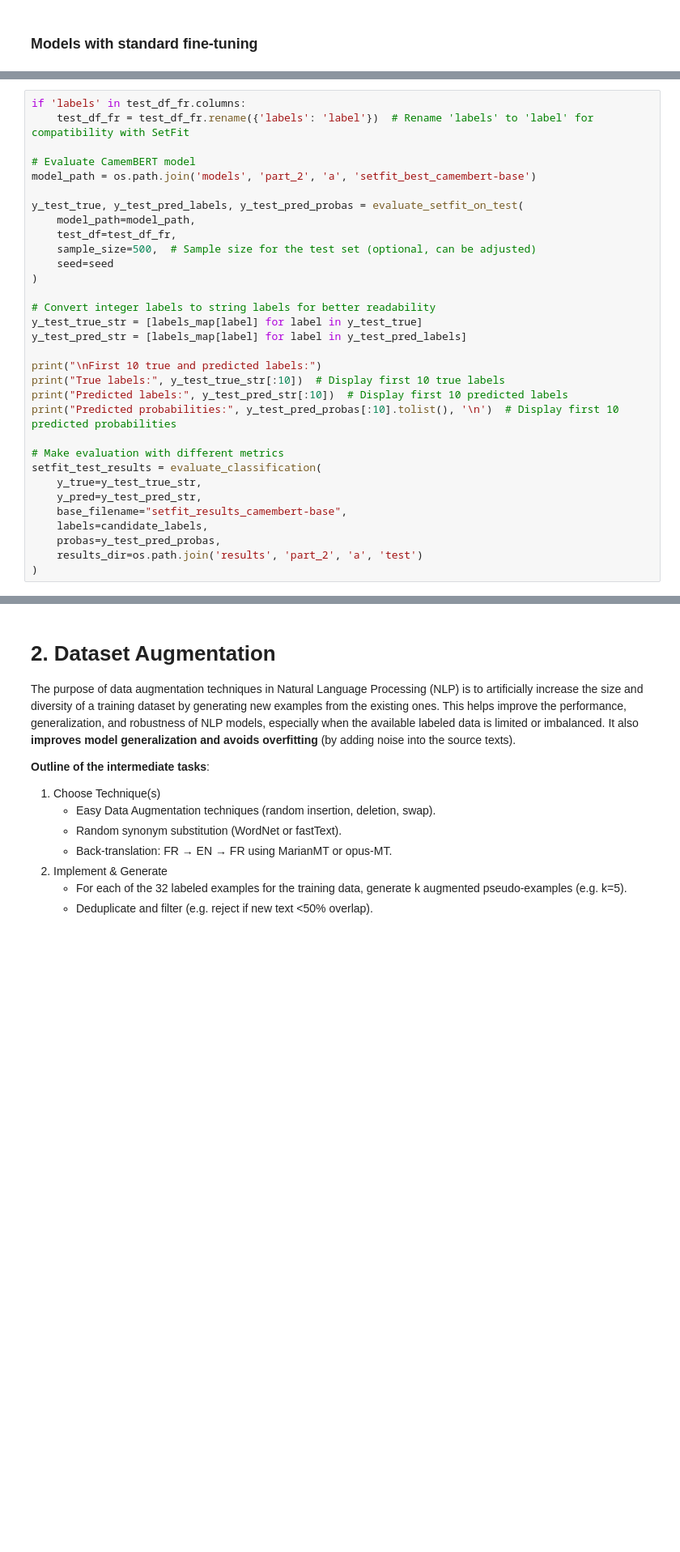
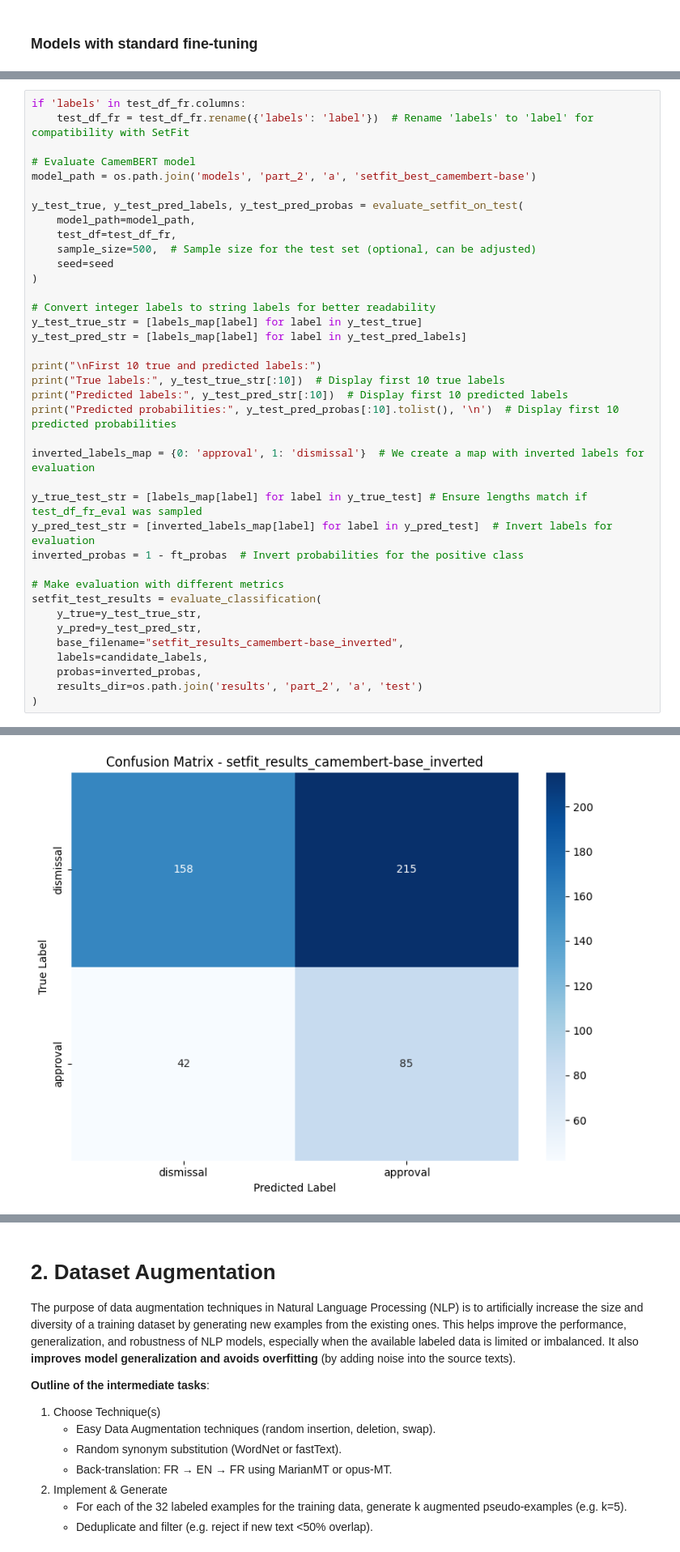
Before and after one commit to pablo-fdz/adv_nlp_final_assessment, a Jupyter notebook: part_2_ds_challenge_pablo.ipynb, the cells around one changed output, grey strips where cells are left out. Shown at 81% size. Cells and saved outputs as stored; diff of their text form; blank space fills up the shorter version.

Commit message:
Created results for CamemBERT with inverted probabilities

```diff
--- a/part_2_ds_challenge_pablo.ipynb
+++ b/part_2_ds_challenge_pablo.ipynb
@@ -1132,12 +1134,19 @@ print("True labels:", y_test_true_str[:10])  # Display first 10 true labels
 print("Predicted labels:", y_test_pred_str[:10])  # Display first 10 predicted labels
 print("Predicted probabilities:", y_test_pred_probas[:10].tolist(), '\n')  # Display first 10 predicted probabilities
 
+inverted_labels_map = {0: 'approval', 1: 'dismissal'}  # We create a map with inverted labels for evaluation
+
+y_true_test_str = [labels_map[label] for label in y_true_test] # Ensure lengths match if test_df_fr_eval was sampled
+y_pred_test_str = [inverted_labels_map[label] for label in y_pred_test]  # Invert labels for evaluation
+inverted_probas = 1 - ft_probas  # Invert probabilities for the positive class
+
 # Make evaluation with different metrics
 setfit_test_results = evaluate_classification(
     y_true=y_test_true_str,
     y_pred=y_test_pred_str,
-    base_filename="setfit_results_camembert-base",
+    base_filename="setfit_results_camembert-base_inverted",
     labels=candidate_labels,
-    probas=y_test_pred_probas,
+    probas=inverted_probas,
     results_dir=os.path.join('results', 'part_2', 'a', 'test')
 )
+# %% [output]
@@ -1143,0 +1171 @@ setfit_test_results = evaluate_classification(
+[figure, added]
```
Also changed, not shown: parts of 16 cells of this notebook, 21 other files.
